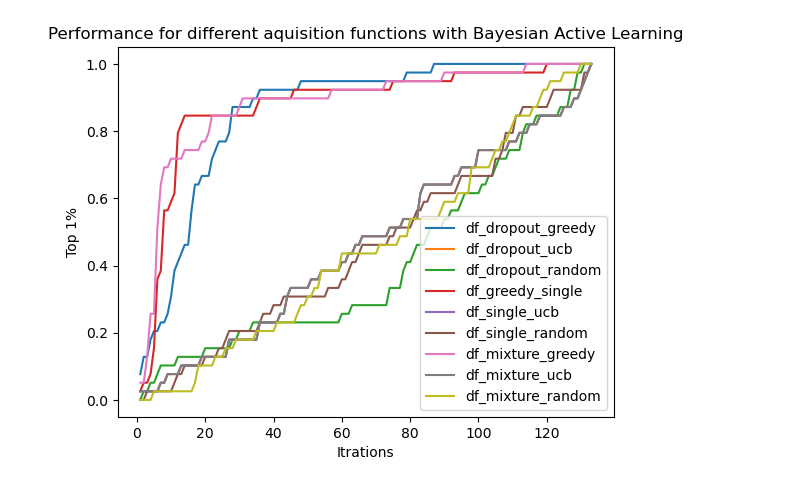
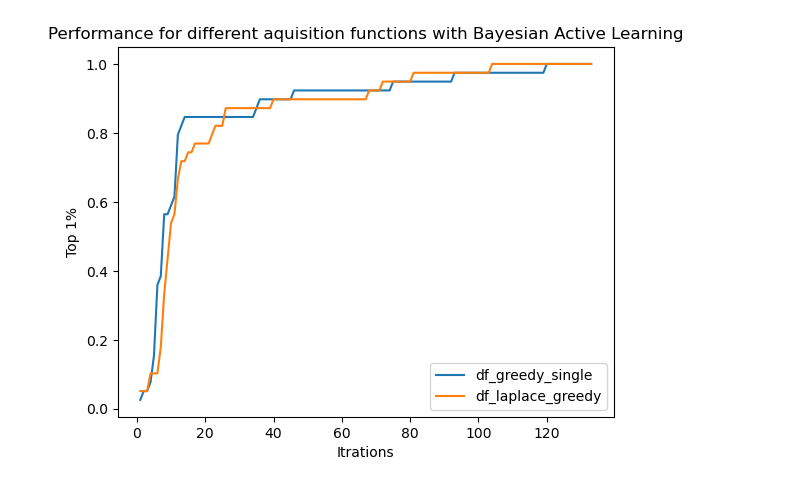
Before and after one commit to MinaBadri/Recover, a Jupyter notebook: recover/Experiments/result-plots-acquisitions.ipynb, the cells around one changed output. Cells and saved outputs as stored; diff of their text form; code cells hidden in the pictures.

Commit message:
Implementing Laplace Prior

```diff
--- a/recover/Experiments/result-plots-acquisitions.ipynb
+++ b/recover/Experiments/result-plots-acquisitions.ipynb
@@ -68,31 +68,39 @@ with open(file_path, 'r') as file:
 
 # Create a DataFrame
 df_mixture_ucb = pd.DataFrame(json_data)
+# %%
+file_path = 'Laplace/Laplace_greedy.json'
+with open(file_path, 'r') as file:
+    json_data = [json.loads(line) for line in file]
+
+# Create a DataFrame
+df_laplace_greedy = pd.DataFrame(json_data)
 # %%
 n = len(df_dropout_greedy["top"])
 iterations = list(range(1, n + 1))
 # %%
 # Line plot
-plt.plot(iterations, df_dropout_greedy["top"], label= "df_dropout_greedy")
-plt.plot(iterations, df_dropout_ucb["top"], label= "df_dropout_ucb")
-plt.plot(iterations, df_dropout_random["top"], label= "df_dropout_random")
+# plt.plot(iterations, df_dropout_greedy["top"], label= "df_dropout_greedy")
+# plt.plot(iterations, df_dropout_ucb["top"], label= "df_dropout_ucb")
+# plt.plot(iterations, df_dropout_random["top"], label= "df_dropout_random")
 
 plt.plot(iterations, df_greedy_single["top"], label= "df_greedy_single")
-plt.plot(iterations, df_single_ucb["top"], label= "df_single_ucb")
-plt.plot(iterations, df_single_random["top"], label= "df_single_random")
+# plt.plot(iterations, df_single_ucb["top"], label= "df_single_ucb")
+# plt.plot(iterations, df_single_random["top"], label= "df_single_random")
 
-plt.plot(iterations, df_mixture_greedy["top"], label= "df_mixture_greedy")
-plt.plot(iterations, df_mixture_ucb["top"], label= "df_mixture_ucb")
-plt.plot(iterations, df_mixture_random["top"], label= "df_mixture_random")
+# plt.plot(iterations, df_mixture_greedy["top"], label= "df_mixture_greedy")
+# plt.plot(iterations, df_mixture_ucb["top"], label= "df_mixture_ucb")
+# plt.plot(iterations, df_mixture_random["top"], label= "df_mixture_random")
 
+plt.plot(iterations, df_laplace_greedy["top"], label= "df_laplace_greedy")
 
 # Set labels and title
 plt.xlabel('Itrations')
 plt.ylabel('Top 1%')
 plt.title("Performance for different aquisition functions with Bayesian Active Learning")
 plt.legend()
 
 # Show the plot
 plt.show()
 # %% [output]
-[figure, old version]
+[figure, new version]
```
Also changed, not shown: 8 other files.
